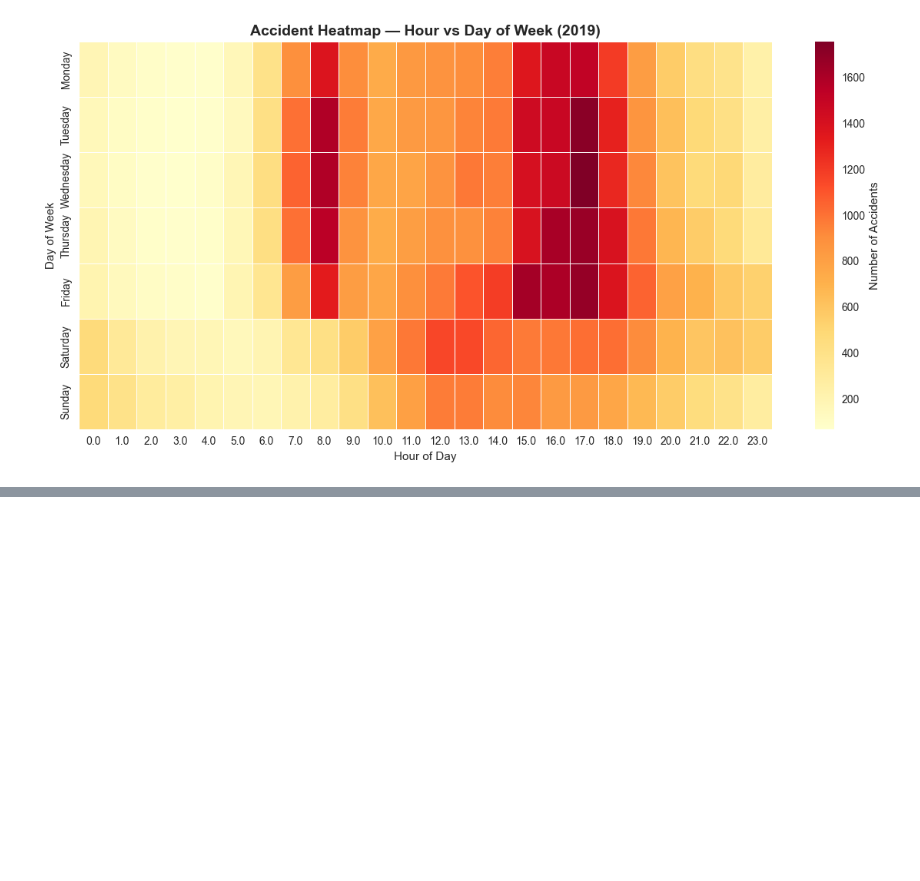
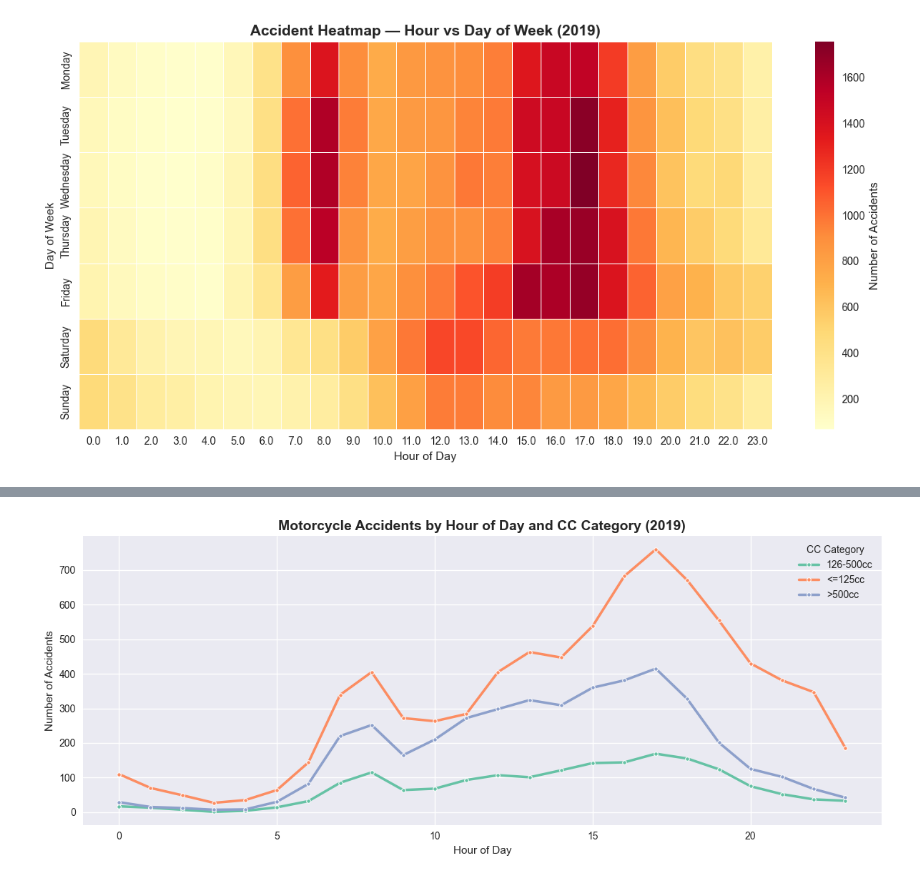
Before and after one commit to Olamilekanvic/UK-Accident, a Jupyter notebook: uk_road_safety.ipynb, the cells around one changed output, grey strips where cells are left out. Cells and saved outputs as stored; diff of their text form; code cells hidden in the pictures; blank space fills up the shorter version.

```diff
--- a/uk_road_safety.ipynb
+++ b/uk_road_safety.ipynb
@@ -448,0 +588,18 @@ plt.show()
+# %%
+#  Accidents by CC Category and Hour of Day
+fig, ax = plt.subplots(figsize=(12, 5))
+
+moto_hour = moto_df.groupby(['CC_Category', 'Hour']).size().reset_index(name='Count')
+
+sns.lineplot(data=moto_hour, x='Hour', y='Count', hue='CC_Category',
+             palette='Set2', linewidth=2.5, marker='o', markersize=4, ax=ax)
+
+ax.set_title('Motorcycle Accidents by Hour of Day and CC Category (2019)',
+             fontsize=14, fontweight='bold')
+ax.set_xlabel('Hour of Day')
+ax.set_ylabel('Number of Accidents')
+ax.legend(title='CC Category')
+plt.tight_layout()
+plt.show()
+# %% [output]
+[figure, added]
```
Also changed, not shown: parts of 11 cells of this notebook, 1 other file.
